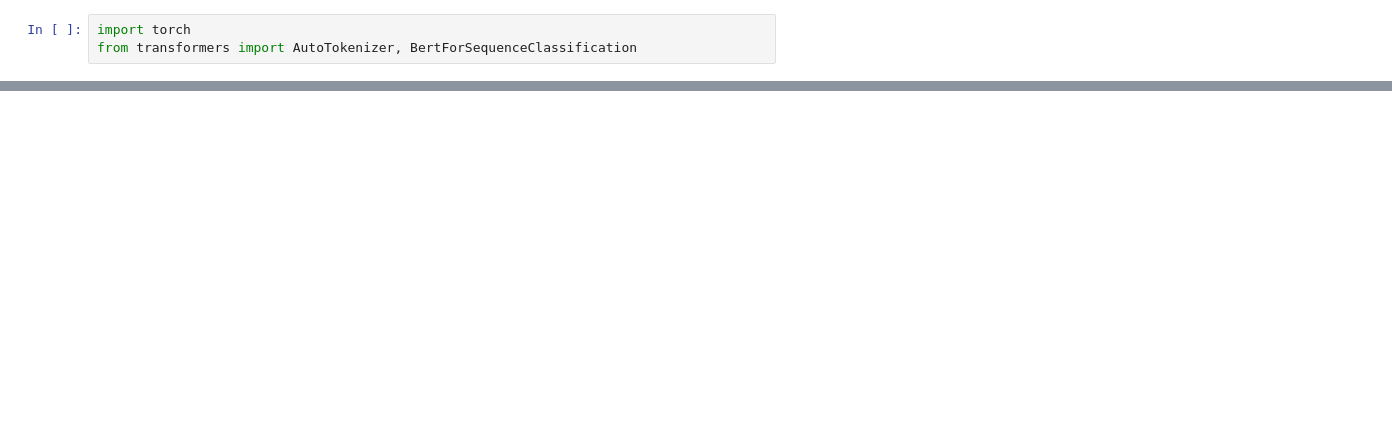
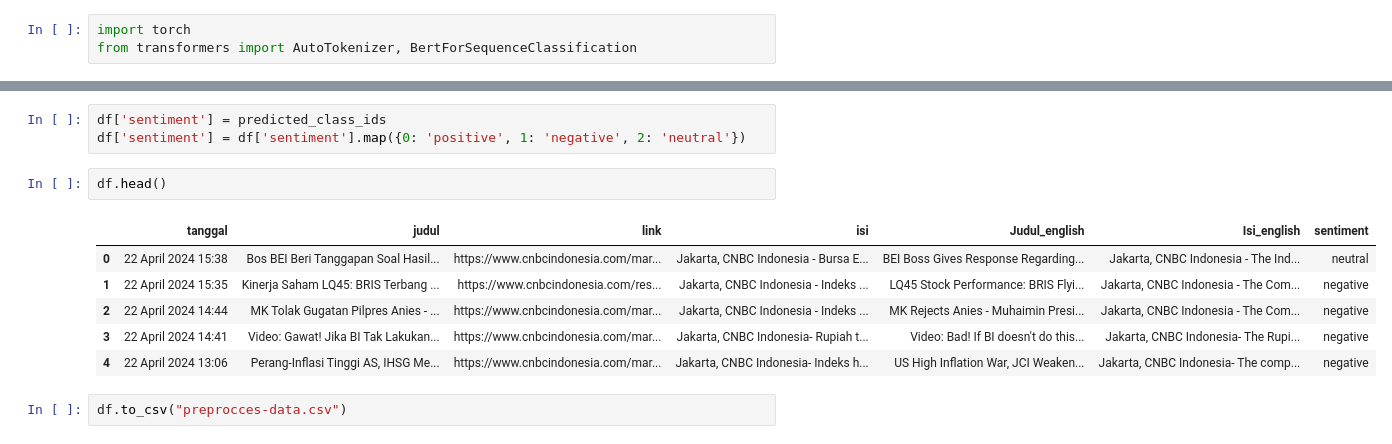
Before and after one commit to zyxn/stock_forecast_sentiment, a Jupyter notebook: notebooks/v1-zbp-finbert.ipynb, the cells around one changed output, grey strips where cells are left out. Saved outputs shown, nothing was run; the diff lists cells and outputs as text; blank space fills up the shorter version.

```diff
--- a/notebooks/v1-zbp-finbert.ipynb
+++ b/notebooks/v1-zbp-finbert.ipynb
@@ -55,0 +61,14 @@ print(predicted_class_ids)
+# %%
+df['sentiment'] = predicted_class_ids
+df['sentiment'] = df['sentiment'].map({0: 'positive', 1: 'negative', 2: 'neutral'})
+# %%
+df.head()
+# %% [output]
+|  | tanggal | judul | link | isi | Judul_english | Isi_english | sentiment |
+| 0 | 22 April 2024 15:38 | Bos BEI Beri Tanggapan Soal Hasil... | https://www.cnbcindonesia.com/mar... | Jakarta, CNBC Indonesia - Bursa E... | BEI Boss Gives Response Regarding... | Jakarta, CNBC Indonesia - The Ind... | neutral |
+| 1 | 22 April 2024 15:35 | Kinerja Saham LQ45: BRIS Terbang ... | https://www.cnbcindonesia.com/res... | Jakarta, CNBC Indonesia - Indeks ... | LQ45 Stock Performance: BRIS Flyi... | Jakarta, CNBC Indonesia - The Com... | negative |
+| 2 | 22 April 2024 14:44 | MK Tolak Gugatan Pilpres Anies - ... | https://www.cnbcindonesia.com/mar... | Jakarta, CNBC Indonesia - Indeks ... | MK Rejects Anies - Muhaimin Presi... | Jakarta, CNBC Indonesia - The Com... | negative |
+| 3 | 22 April 2024 14:41 | Video: Gawat! Jika BI Tak Lakukan... | https://www.cnbcindonesia.com/mar... | Jakarta, CNBC Indonesia- Rupiah t... | Video: Bad! If BI doesn't do this... | Jakarta, CNBC Indonesia- The Rupi... | negative |
+| 4 | 22 April 2024 13:06 | Perang-Inflasi Tinggi AS, IHSG Me... | https://www.cnbcindonesia.com/mar... | Jakarta, CNBC Indonesia- Indeks h... | US High Inflation War, JCI Weaken... | Jakarta, CNBC Indonesia- The comp... | negative |
+# %%
+df.to_csv("preprocces-data.csv")
```
Also changed, not shown: parts of 4 cells of this notebook, 3 other files.
